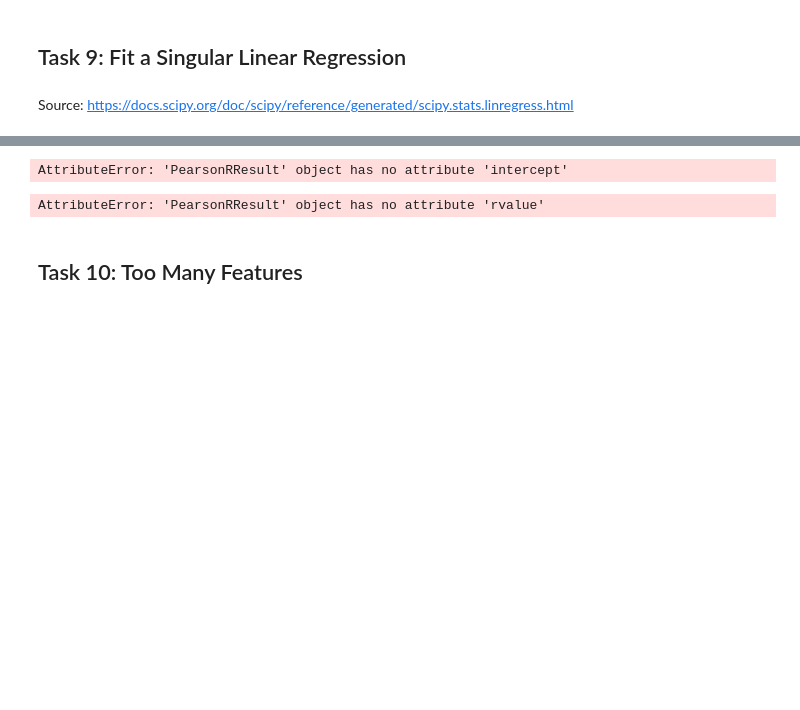
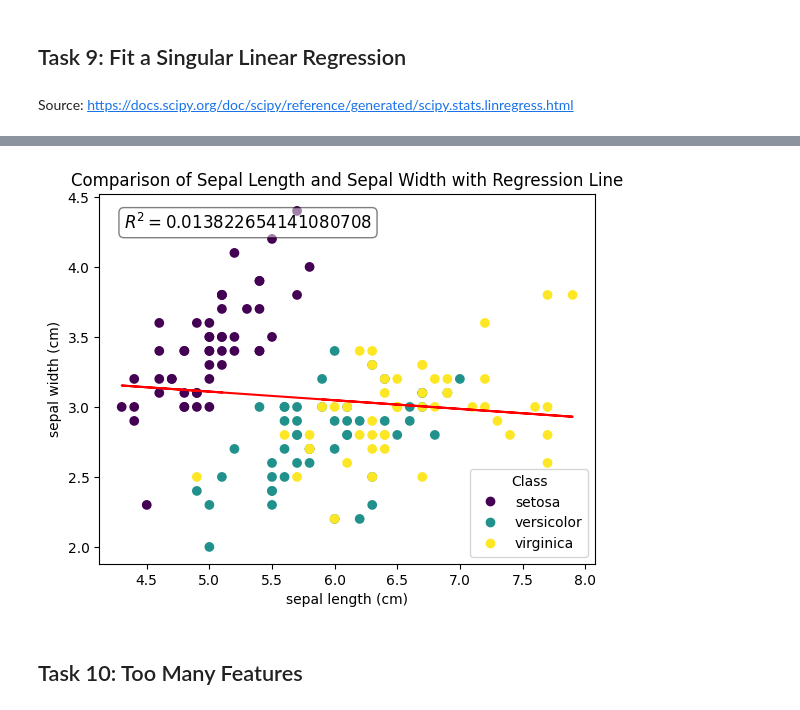
Before and after one commit to marianemcgrath/principles_of_da, a Jupyter notebook: tasks.ipynb, the cells around one changed output, grey strips where cells are left out. Drawn from its saved outputs; the diff is of its cells as text; code cells hidden in the pictures; blank space fills up the shorter version.

```diff
--- a/tasks.ipynb
+++ b/tasks.ipynb
@@ -347,13 +332,41 @@ AttributeError: 'PearsonRResult' object has no attribute 'slope'
-# %%
-# Intercept
-fit.intercept
-# %% [output]
-AttributeError: 'PearsonRResult' object has no attribute 'intercept'
-# %%
-#R^2
-fit.rvalue**2
-# %% [output]
-AttributeError: 'PearsonRResult' object has no attribute 'rvalue'
+# %%
+x = iris.data[:, 0]  # Sepal Length
+y = iris.data[:, 1]  # Sepal Width
+
+# Using SciPy to fit a line
+fit = sp.stats.linregress(x, y)
+# Show the fit object
+fit
+# Show the slope
+fit.slope
+# Intercept
+fit.intercept
+# R^2 value
+fit.rvalue**2
+
+# Calculate the regression line
+regression_line = fit.slope * x + fit.intercept
+fig, ax = plt.subplots()
+scatter = ax.scatter(x, y, c=iris.target)
+
+# Plot regression line
+ax.plot(x, regression_line, color='red', label='Regression Line')
+
+# Add labels and title
+ax.set_title("Comparison of Sepal Length and Sepal Width with Regression Line")
+ax.set_xlabel(iris.feature_names[0])
+ax.set_ylabel(iris.feature_names[1])
+
+# Legend for class labels
+_ = ax.legend(scatter.legend_elements()[0], iris.target_names, loc="lower right", title="Class")
+
+# Annotate R^2
+ax.annotate(f"$R^2 = {fit.rvalue**2}$", xy=(0.05, 0.95), xycoords="axes fraction", fontsize=12,
+            verticalalignment='top', bbox=dict(boxstyle="round", facecolor="white", alpha=0.5))
+
+plt.show()
+# %% [output]
+[figure, added]
 # %% [markdown]
 ## Task 10: Too Many Features
 # %% [markdown]
```
Also changed, not shown: parts of 11 cells of this notebook.
